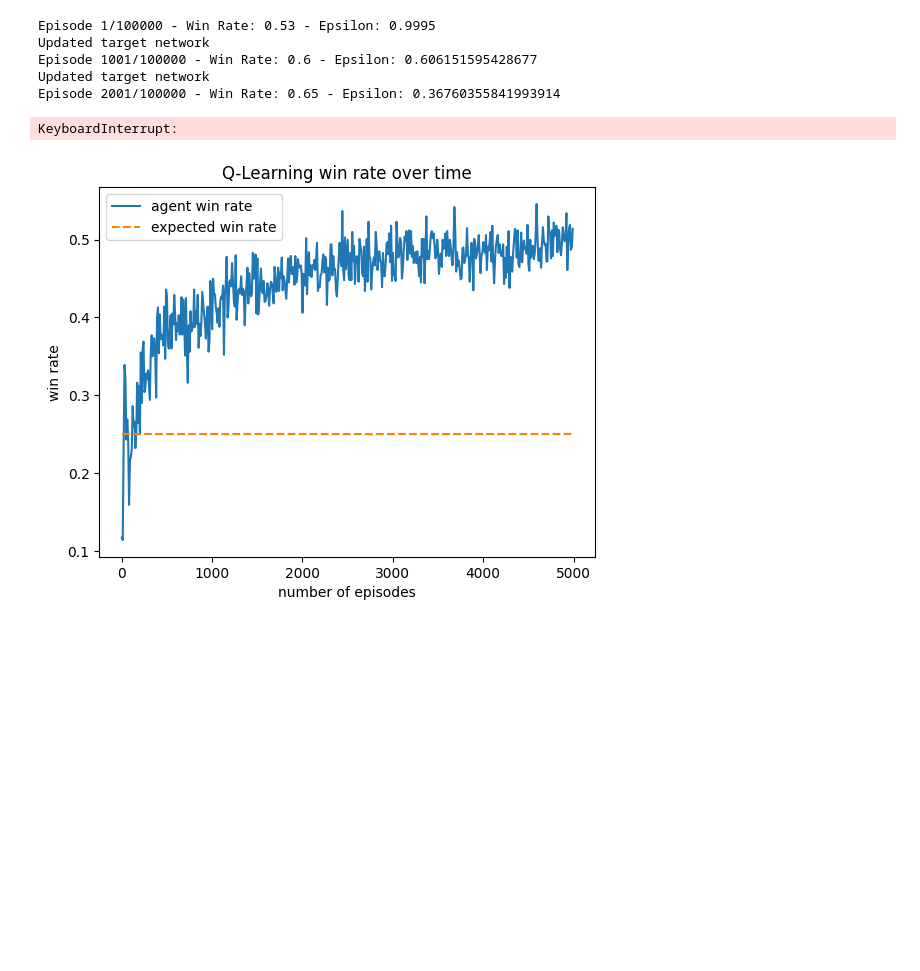
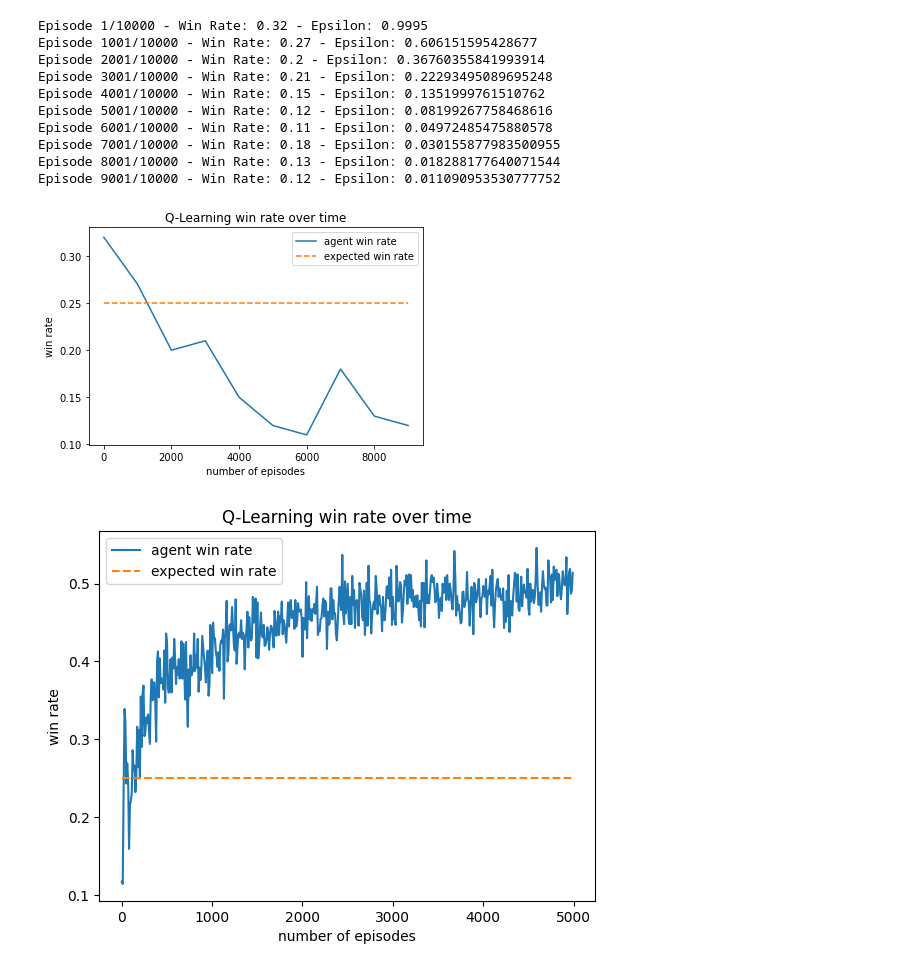
Before and after one commit to okg21/coup, a Jupyter notebook: train_rl_player.ipynb, the cells around one changed output. Saved outputs shown, nothing was run; the diff lists cells and outputs as text; code cells hidden in the pictures; blank space fills up the shorter version.

```diff
--- a/train_rl_player.ipynb
+++ b/train_rl_player.ipynb
@@ -37,9 +37,9 @@ def run_simulation(players, shuffle_turn_order=False, num_games=NUM_GAMES):
         winners.append(winner)
     return winners
 # %%
-def train_agent(agent, env, num_episodes, max_steps, batch_size, reward_dict, update_freq, sample_freq, sp_update_freq=10, win_threshold=0.8, display_progress=False, save_model=False, player_types=[]):
+def train_agent(agent, env, num_episodes, max_steps, batch_size, reward_dict, update_freq, sample_freq, sp_update_freq=10,
+                win_threshold=0.8, display_progress=False, save_model=False, player_types=[]):
     total_rewards = []
-    epsilon = 1.0
     win_rates = []
     best_winrate = 0.0
 
@@ -53,9 +53,6 @@ def train_agent(agent, env, num_episodes, max_steps, batch_size, reward_dict, up
         step = 0
 
         while not done and step <= max_steps:
-            # Action selection
-            #action = agent.get_action(state, agent.name, agent.epsilon)
-
             # Environment stepping
             action, next_state, reward, done = env.step(reward_dict)
 
@@ -95,13 +92,18 @@ def train_agent(agent, env, num_episodes, max_steps, batch_size, reward_dict, up
             print(f"Episode {episode + 1}/{num_episodes} - Win Rate: {win_pct} - Epsilon: {agent.epsilon}")
 
             #if last 10 win rates are all over threshold, update the other players to main agent's weights
-            if len(win_rates) >= sp_update_freq and all([w > win_threshold for w in win_rates[-10:]]):
+            if len(win_rates) >= sp_update_freq and all([w > win_threshold for w in win_rates[-sp_update_freq:]]):
                 for player in env.players:
                     if player.agent is not None and player.name != agent.name:
-                        #TO-DO: Maybe empty the replay buffer?
+                        #update other players to main agent's weights
                         player.agent.model.load_state_dict(agent.model.state_dict())
                         player.agent.target_model.load_state_dict(agent.target_model.state_dict())
                         print(f"Updating {player.name} to {agent.name}'s weights")
+
+                        #reset epsilon
+                        player.agent.epsilon = 1.0
+                        #reset agent's replay buffer
+                        player.agent.replay_buffer = deque(maxlen=player.agent.buffer_size)
 
 
     if display_progress:
@@ -158,32 +180,41 @@ Text(0.5, 0, 'number of episodes')
 # %%
-n = 2
+n = 4
 state_dim = 10 + 11 * n
 action_dim = 1 + 3 * n
 learning_rate = 0.0001
 gamma = 0.99
 
-reward_dict = { 'COIN_VALUE':0.1, 'CARD_VALUE':0.5, 'CARD_DIVERSITY_VALUE':0, 'WIN_VALUE':1 }
+#THIS WILL TURN INTO A FUNCTION ABOUT PRETRAINING WITH RULE-BASED AGENTS
+
+reward_dict = { 'COIN_VALUE':5, 'CARD_VALUE':50, 'CARD_DIVERSITY_VALUE':0, 'WIN_VALUE':100 }
 #we should be able to add things like challange_successfull reward and challange_failed reward
 #but for now the challanging mechanism is rule based
 
-agent1 = QLearningAgent(state_dim, action_dim, learning_rate, gamma, 'Player 1', True, epsilon_decay=0.9995)
-
+agent1 = QLearningAgent(state_dim, action_dim, learning_rate, gamma, 'Player 1', True, epsilon_decay=0.9995
+                        ,h_dim= 128, h_layers=4, tau=0.001, buffer_size=1000000)
 
 RLTRAINING_FUNCS = {'decision_fn': rltraining_decision, 'block_fn': income_block, 'dispose_fn': random_dispose, 'keep_fn': random_keep}
-players = [Player('Player 1', RLTRAINING_FUNCS, agent1), Player('Player 2', TRUTH_FUNCS)]
+players = [Player('Player 1', RLTRAINING_FUNCS, agent1), Player('Player 2', RANDOM_FUNCS),
+           Player('Player 3', RANDOM_FUNCS), Player('Player 4', RANDOM_FUNCS)]
 
 env = Environment('Player 1', players)
 
 
-num_episodes = 100000
-batch_size = 32
-max_steps_per_episode = 100
+num_episodes = 10000
+batch_size = 128
+max_steps_per_episode = 200
 
-total_rewards, win_rates = train_agent(agent1, env, num_episodes, max_steps_per_episode, batch_size, reward_dict, update_freq=10, sample_freq=1000, win_threshold=0.8, display_progress=True)
+total_rewards, win_rates = train_agent(agent1, env, num_episodes, max_steps_per_episode, batch_size, reward_dict,
+                                       update_freq=128, sample_freq=1000, win_threshold=0.8, display_progress=True)
 # %% [output]
-Episode 1/100000 - Win Rate: 0.53 - Epsilon: 0.9995
-Updated target network
-Episode 1001/100000 - Win Rate: 0.6 - Epsilon: 0.606151595428677
-Updated target network
-Episode 2001/100000 - Win Rate: 0.65 - Epsilon: 0.36760355841993914
+Episode 1/10000 - Win Rate: 0.32 - Epsilon: 0.9995
+Episode 1001/10000 - Win Rate: 0.27 - Epsilon: 0.606151595428677
+Episode 2001/10000 - Win Rate: 0.2 - Epsilon: 0.36760355841993914
+Episode 3001/10000 - Win Rate: 0.21 - Epsilon: 0.22293495089695248
+Episode 4001/10000 - Win Rate: 0.15 - Epsilon: 0.1351999761510762
+Episode 5001/10000 - Win Rate: 0.12 - Epsilon: 0.08199267758468616
+Episode 6001/10000 - Win Rate: 0.11 - Epsilon: 0.04972485475880578
+Episode 7001/10000 - Win Rate: 0.18 - Epsilon: 0.030155877983500955
+Episode 8001/10000 - Win Rate: 0.13 - Epsilon: 0.018288177640071544
+Episode 9001/10000 - Win Rate: 0.12 - Epsilon: 0.011090953530777752
-KeyboardInterrupt:
+[figure, added]
```
Also changed, not shown: parts of 3 cells of this notebook, 2 other files.
